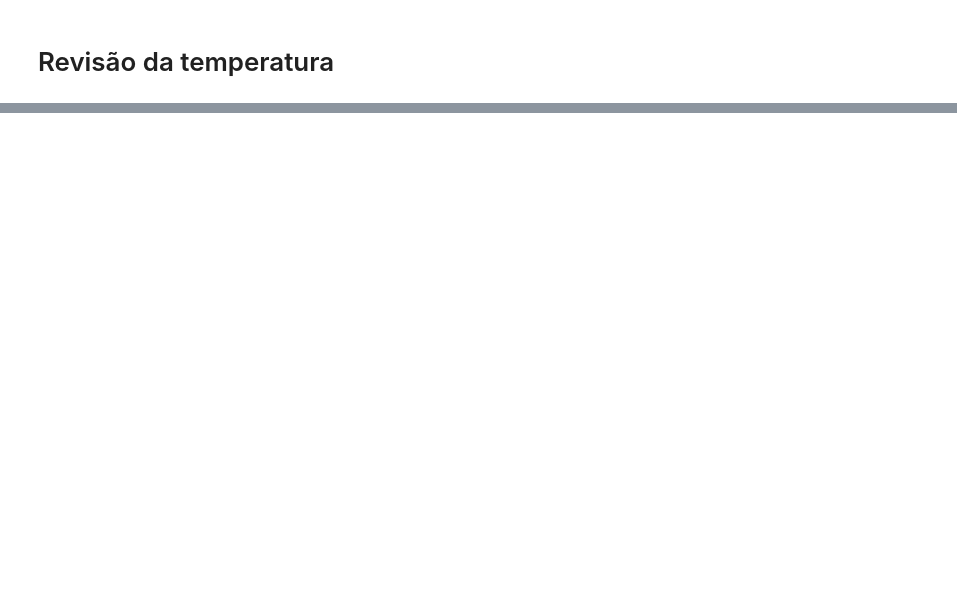
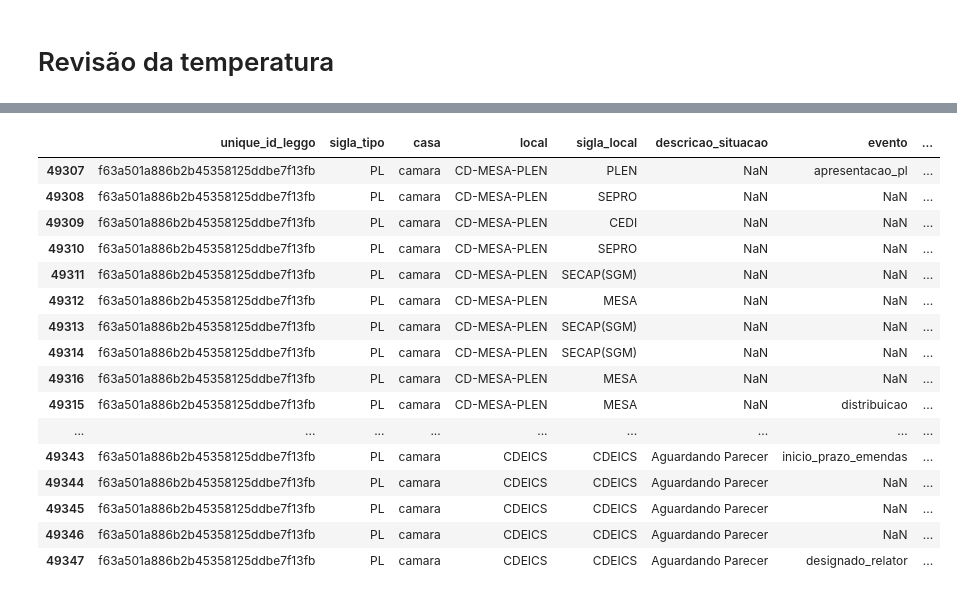
Before and after one commit to parlametria/revisao-temperatura, a Jupyter notebook: analises/revisao_da_temperatura.ipynb, the cells around one changed output, grey strips where cells are left out. Cells and saved outputs as stored; diff of their text form; code cells hidden in the pictures; blank space fills up the shorter version.

```diff
--- a/analises/revisao_da_temperatura.ipynb
+++ b/analises/revisao_da_temperatura.ipynb
@@ -1053,0 +103,8 @@ Colunas com valores faltantes:
+# %%
+# Preprocess data:
+
+X_train = pipeline.fit_transform(fixed_train_trams).toarray()
+y_train = tm.get_target_from_sequence_set(fixed_train_trams, ['unique_id_leggo', 'data_aval'], 'acao_futura')
+
+X_val = pipeline.transform(fixed_val_trams).toarray()
+y_val = tm.get_target_from_sequence_set(fixed_val_trams, ['unique_id_leggo', 'data_aval'], 'acao_futura')
@@ -1053,0 +283,21 @@ Colunas com valores faltantes:
+# %%
+# Toda a tramitação da proposição:
+example_trams#.iloc[180:230]
+# %% [output]
+|  | unique_id_leggo | sigla_tipo | casa | local | sigla_local | descricao_situacao | evento | ... |
+| 49307 | f63a501a886b2b45358125ddbe7f13fb | PL | camara | CD-MESA-PLEN | PLEN | NaN | apresentacao_pl | ... |
+| 49308 | f63a501a886b2b45358125ddbe7f13fb | PL | camara | CD-MESA-PLEN | SEPRO | NaN | NaN | ... |
+| 49309 | f63a501a886b2b45358125ddbe7f13fb | PL | camara | CD-MESA-PLEN | CEDI | NaN | NaN | ... |
+| 49310 | f63a501a886b2b45358125ddbe7f13fb | PL | camara | CD-MESA-PLEN | SEPRO | NaN | NaN | ... |
+| 49311 | f63a501a886b2b45358125ddbe7f13fb | PL | camara | CD-MESA-PLEN | SECAP(SGM) | NaN | NaN | ... |
+| 49312 | f63a501a886b2b45358125ddbe7f13fb | PL | camara | CD-MESA-PLEN | MESA | NaN | NaN | ... |
+| 49313 | f63a501a886b2b45358125ddbe7f13fb | PL | camara | CD-MESA-PLEN | SECAP(SGM) | NaN | NaN | ... |
+| 49314 | f63a501a886b2b45358125ddbe7f13fb | PL | camara | CD-MESA-PLEN | SECAP(SGM) | NaN | NaN | ... |
+| 49316 | f63a501a886b2b45358125ddbe7f13fb | PL | camara | CD-MESA-PLEN | MESA | NaN | NaN | ... |
+| 49315 | f63a501a886b2b45358125ddbe7f13fb | PL | camara | CD-MESA-PLEN | MESA | NaN | distribuicao | ... |
+| ... | ... | ... | ... | ... | ... | ... | ... | ... |
+| 49343 | f63a501a886b2b45358125ddbe7f13fb | PL | camara | CDEICS | CDEICS | Aguardando Parecer | inicio_prazo_emendas | ... |
+| 49344 | f63a501a886b2b45358125ddbe7f13fb | PL | camara | CDEICS | CDEICS | Aguardando Parecer | NaN | ... |
+| 49345 | f63a501a886b2b45358125ddbe7f13fb | PL | camara | CDEICS | CDEICS | Aguardando Parecer | NaN | ... |
+| 49346 | f63a501a886b2b45358125ddbe7f13fb | PL | camara | CDEICS | CDEICS | Aguardando Parecer | NaN | ... |
+| 49347 | f63a501a886b2b45358125ddbe7f13fb | PL | camara | CDEICS | CDEICS | Aguardando Parecer | designado_relator | ... |
```
Also changed, not shown: parts of 132 cells of this notebook, 10 other files.
